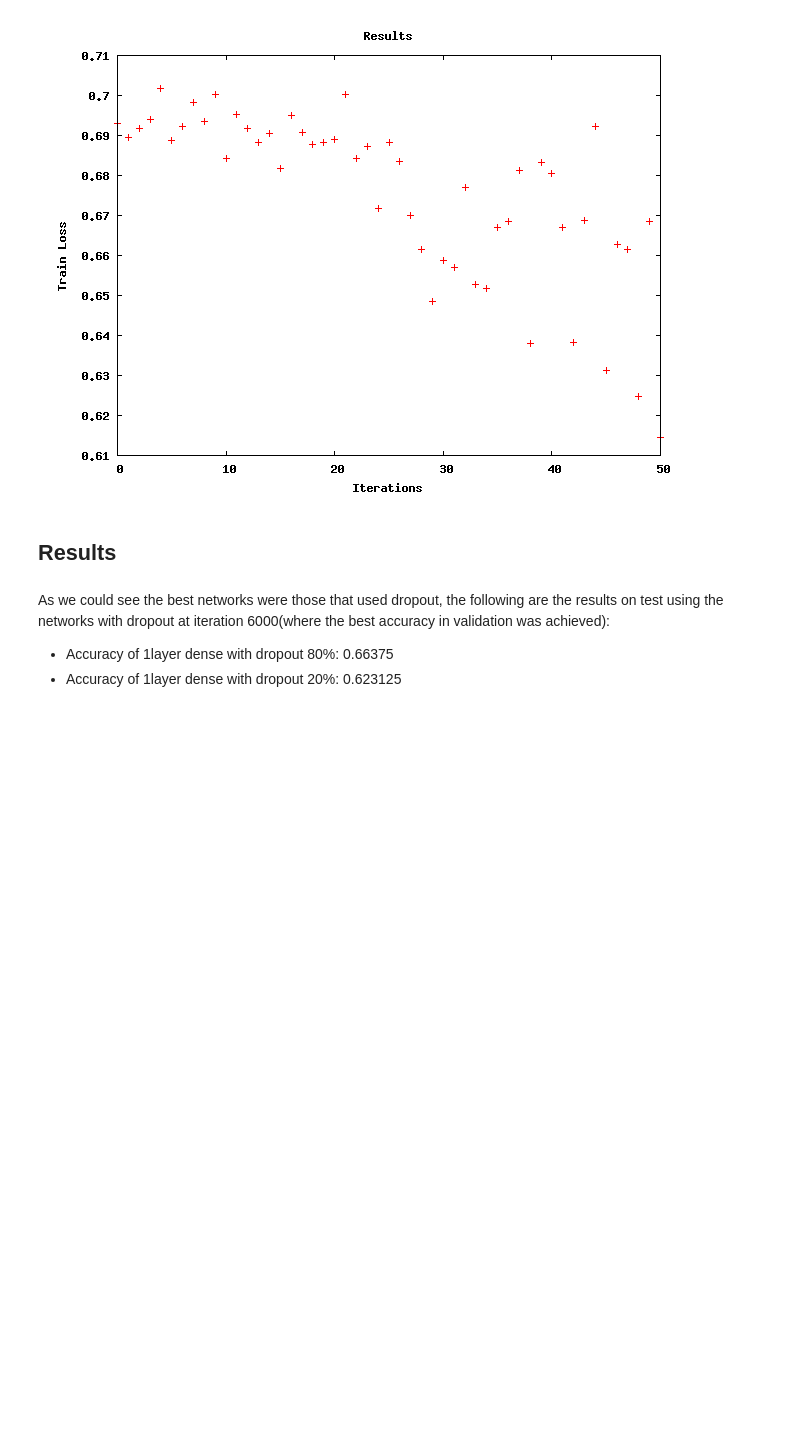
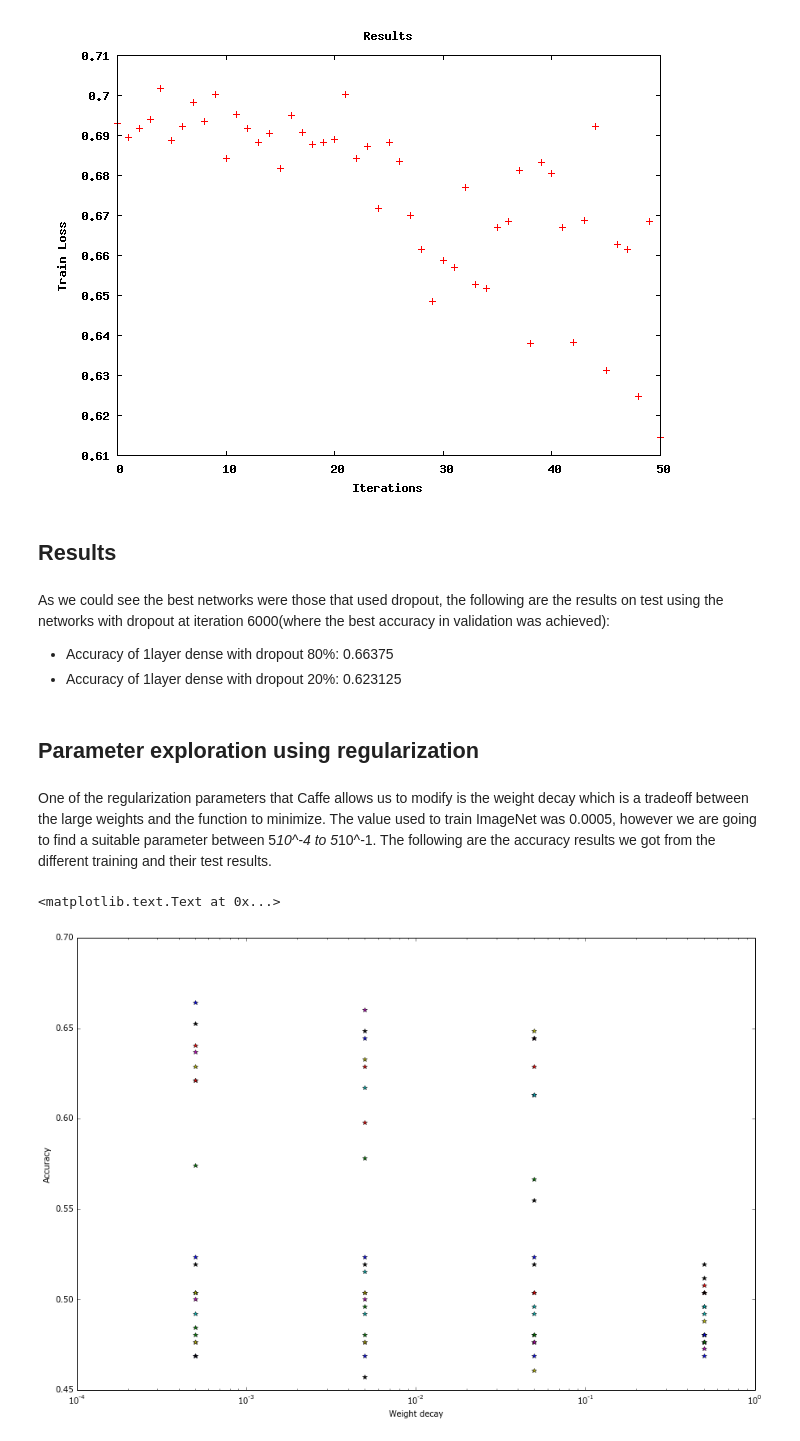
Before and after one commit to inulinux12/BCDR, a Jupyter notebook: LesionBCDR.ipynb, the cells around one changed output. Saved outputs shown, nothing was run; the diff lists cells and outputs as text; code cells hidden in the pictures; blank space fills up the shorter version.

Commit message:
Experimentos sobre weight decay añadidos

```diff
--- a/LesionBCDR.ipynb
+++ b/LesionBCDR.ipynb
@@ -79,3 +79,14 @@ As we could see the best networks were those that used dropout, the following ar
 
 - Accuracy of 1layer dense with dropout 80%: 0.66375
 - Accuracy of 1layer dense with dropout 20%: 0.623125
+# %% [markdown]
+## Parameter exploration using regularization
+# %% [markdown]
+One of the regularization parameters that Caffe allows us to modify is the weight decay which is a tradeoff between the large weights and the function to minimize. The value used to train ImageNet was 0.0005, however we are going to find a suitable parameter between 5*10^-4 to 5*10^-1. The following are the accuracy results we got from the different training and their test results.
+# %%
+import numpy as np
+results = []
+results.append(np.genfromtxt('accuracy3.csv').tolist())
+results.append(np.genfromtxt('output-training3-1.txt-accuracy.csv').tolist())
+results.append(np.genfromtxt('output-training3-2.txt-accuracy.csv').tolist())
+results.append(np.genfromtxt('output-training3-3.txt-accuracy.csv').tolist())
@@ -81,0 +96,9 @@ As we could see the best networks were those that used dropout, the following ar
+# %%
+plt.figure(figsize=(15,10))
+plt.plot([0.0005,0.005,0.05,0.5], results, '*')
+plt.xscale('log')
+plt.xlabel("Weight decay")
+plt.ylabel("Accuracy")
+# %% [output]
+<matplotlib.text.Text at 0x...>
+[figure, added]
```
Also changed, not shown: parts of 6 cells of this notebook, 7 other files.
